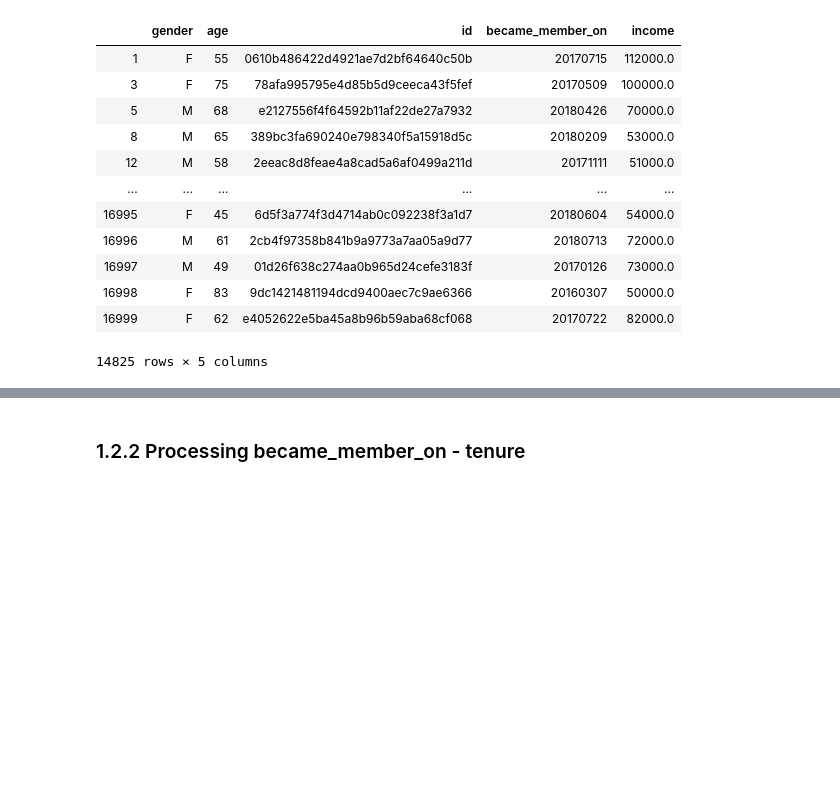
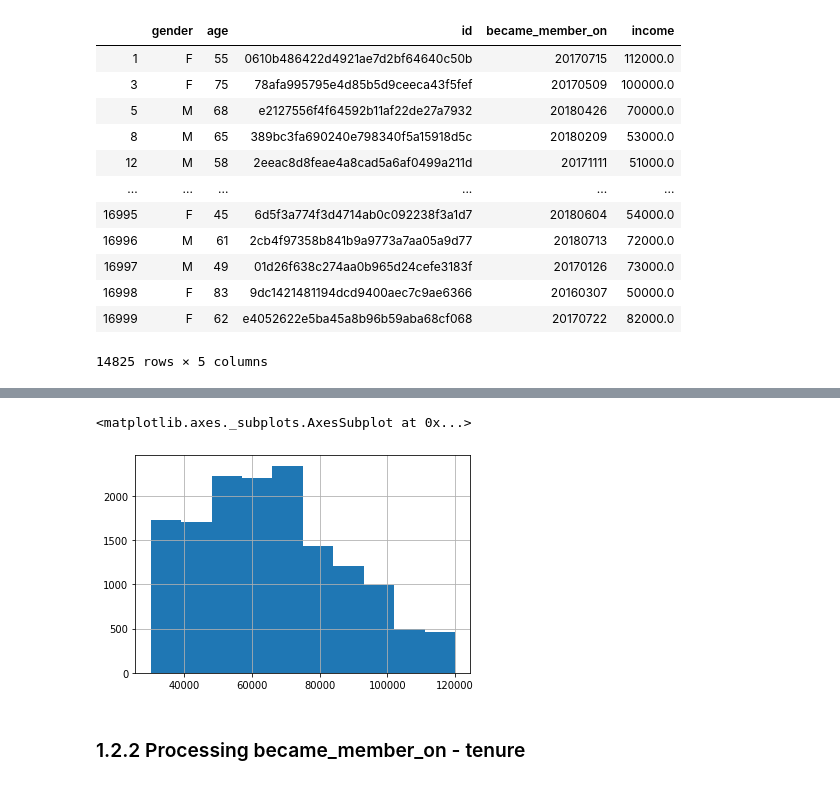
Before and after one commit to rajashekar/starbucks, a Jupyter notebook: Starbucks_Capstone_notebook.ipynb, the cells around one changed output, grey strips where cells are left out. Saved outputs shown, nothing was run; the diff lists cells and outputs as text; code cells hidden in the pictures; blank space fills up the shorter version.

```diff
--- a/Starbucks_Capstone_notebook.ipynb
+++ b/Starbucks_Capstone_notebook.ipynb
@@ -211,3 +224,9 @@ profile_conv
+# %%
+# income distribution
+profile_conv['income'].hist()
+# %% [output]
+<matplotlib.axes._subplots.AxesSubplot at 0x...>
+[figure, added]
 # %% [markdown]
 ### 1.2.2 Processing became_member_on - tenure
 # %% [markdown]
```
Also changed, not shown: parts of 8 cells of this notebook, 1 other file.
